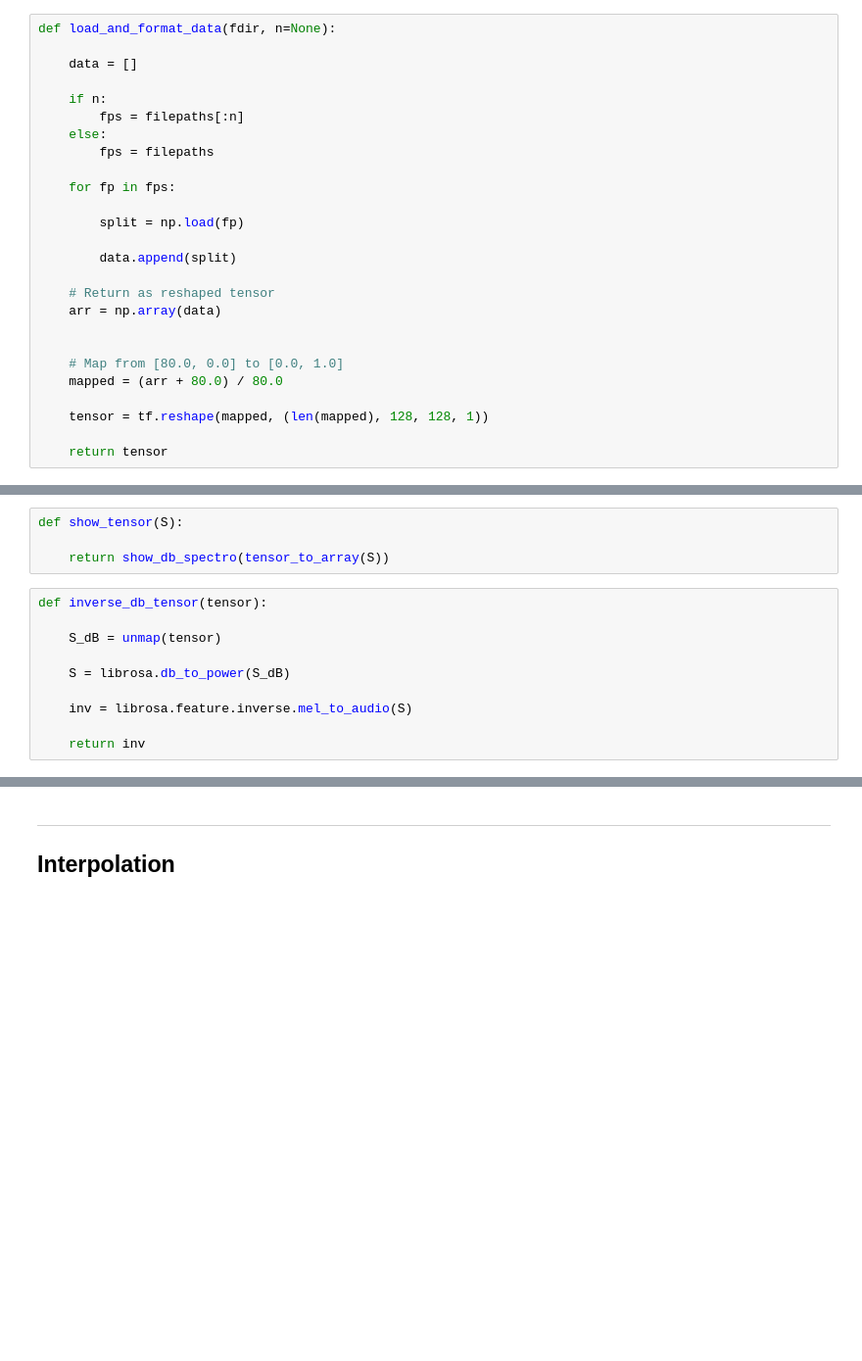
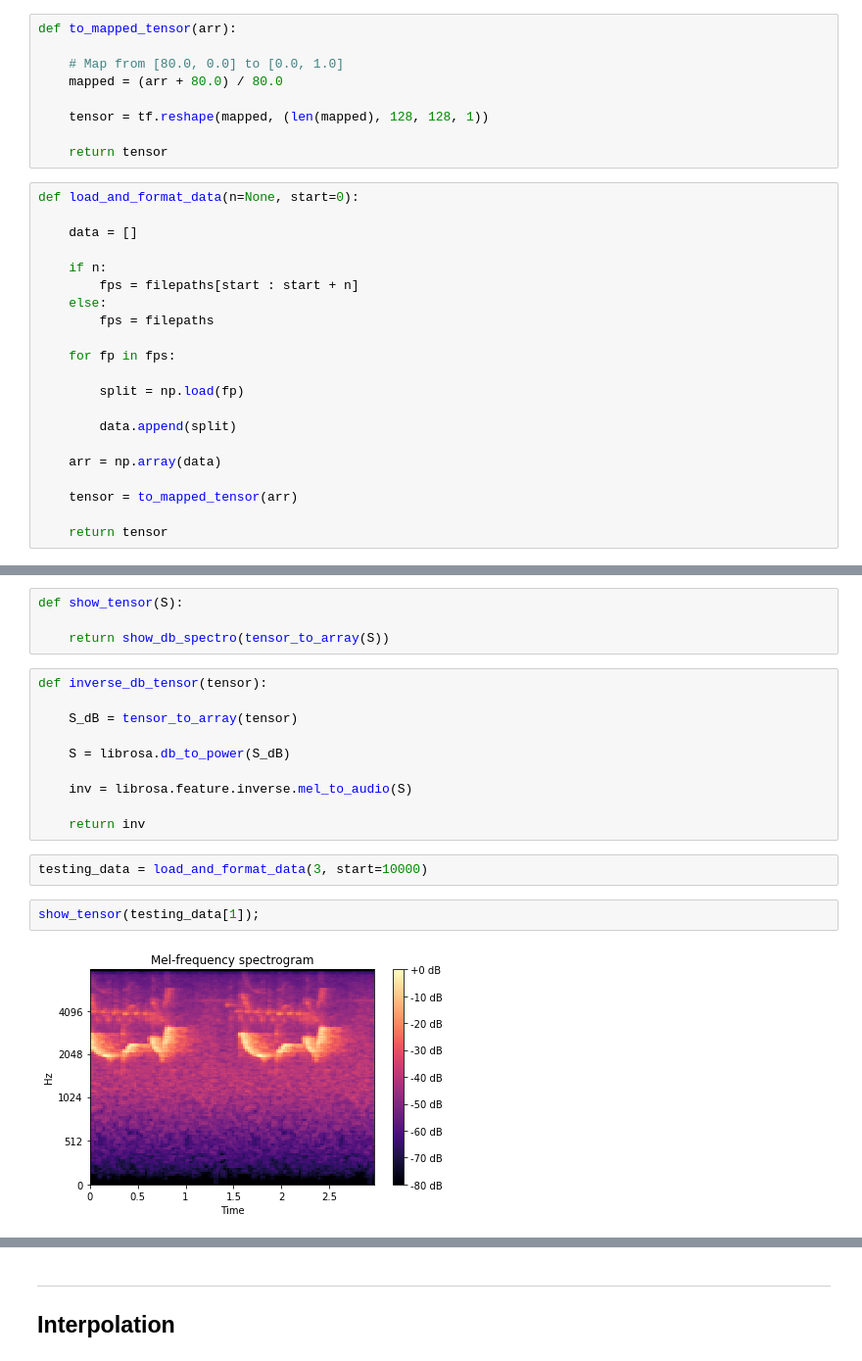
Before and after one commit to parkeraddison/aiArt-dead-birds, a Jupyter notebook: proj2.ipynb, the cells around one changed output, grey strips where cells are left out. Shown at 98% size. Cells and saved outputs as stored; diff of their text form; blank space fills up the shorter version.

```diff
--- a/proj2.ipynb
+++ b/proj2.ipynb
@@ -154,24 +159,7 @@ global filepaths
 filepaths = glob.glob(os.path.join("spectrograms/nanni/", "*.npy"))
 np.random.shuffle(filepaths)
 # %%
-def load_and_format_data(fdir, n=None):
-
-    data = []
-
-    if n:
-        fps = filepaths[:n]
-    else:
-        fps = filepaths
-
-    for fp in fps:
-
-        split = np.load(fp)
-
-        data.append(split)
-
-    # Return as reshaped tensor
-    arr = np.array(data)
-
+def to_mapped_tensor(arr):
 
     # Map from [80.0, 0.0] to [0.0, 1.0]
     mapped = (arr + 80.0) / 80.0
@@ -179,4 +167,25 @@ def load_and_format_data(fdir, n=None):
     tensor = tf.reshape(mapped, (len(mapped), 128, 128, 1))
 
     return tensor
+# %%
+def load_and_format_data(n=None, start=0):
+
+    data = []
+
+    if n:
+        fps = filepaths[start : start + n]
+    else:
+        fps = filepaths
+
+    for fp in fps:
+
+        split = np.load(fp)
+
+        data.append(split)
+
+    arr = np.array(data)
+
+    tensor = to_mapped_tensor(arr)
+
+    return tensor
 # %%
@@ -313,10 +330,16 @@ def show_tensor(S):
 # %%
 def inverse_db_tensor(tensor):
 
-    S_dB = unmap(tensor)
+    S_dB = tensor_to_array(tensor)
 
     S = librosa.db_to_power(S_dB)
 
     inv = librosa.feature.inverse.mel_to_audio(S)
 
     return inv
+# %%
+testing_data = load_and_format_data(3, start=10000)
+# %%
+show_tensor(testing_data[1]);
+# %% [output]
+[figure, added]
```
Also changed, not shown: parts of 29 cells of this notebook, 3 other files.
